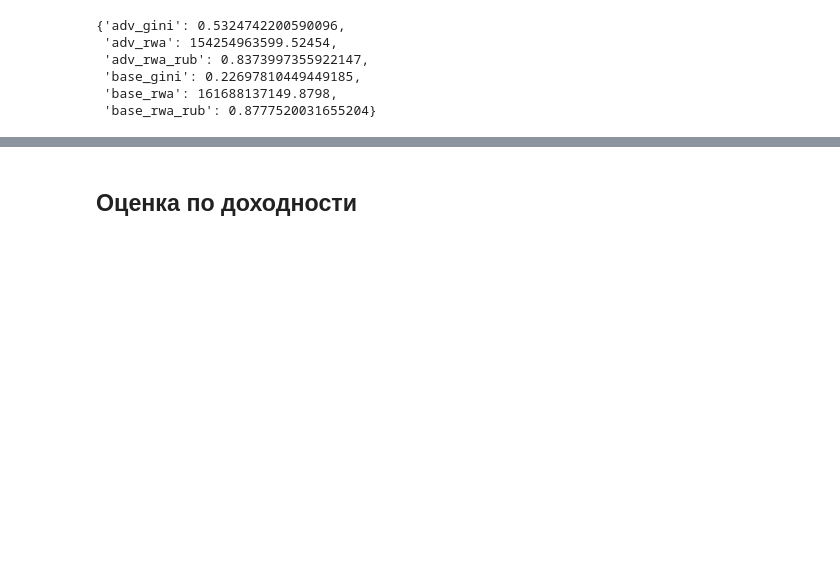
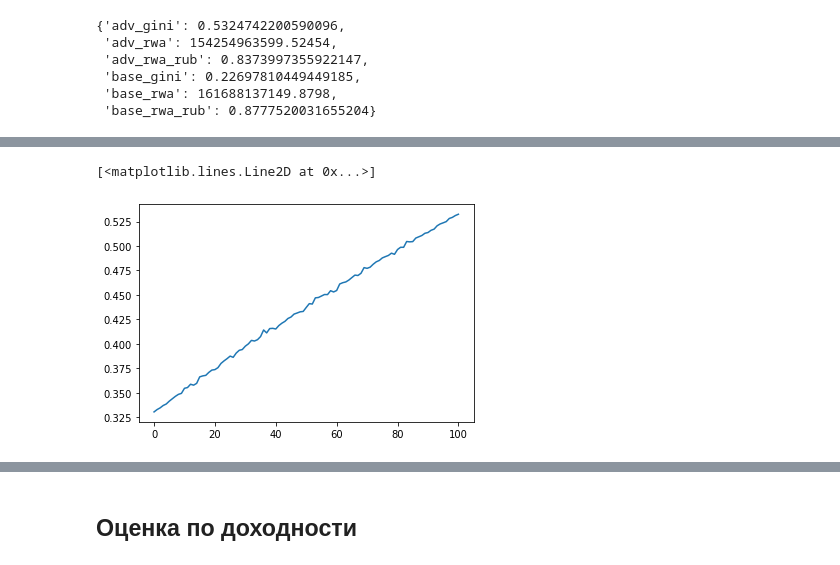
Before and after one commit to YanaSemenenya/INTERPRETATOR, a Jupyter notebook: Examples/Economic_effect_estimation.ipynb, the cells around one changed output, grey strips where cells are left out. Drawn from its saved outputs; the diff is of its cells as text; code cells hidden in the pictures; blank space fills up the shorter version.

```diff
--- a/Examples/Economic_effect_estimation.ipynb
+++ b/Examples/Economic_effect_estimation.ipynb
@@ -489,0 +517,5 @@ RWA всего:  154254963599.52454
+# %%
+plt.plot(improvement_ginis)
+# %% [output]
+[<matplotlib.lines.Line2D at 0x...>]
+[figure, added]
```
Also changed, not shown: parts of 15 cells of this notebook.
